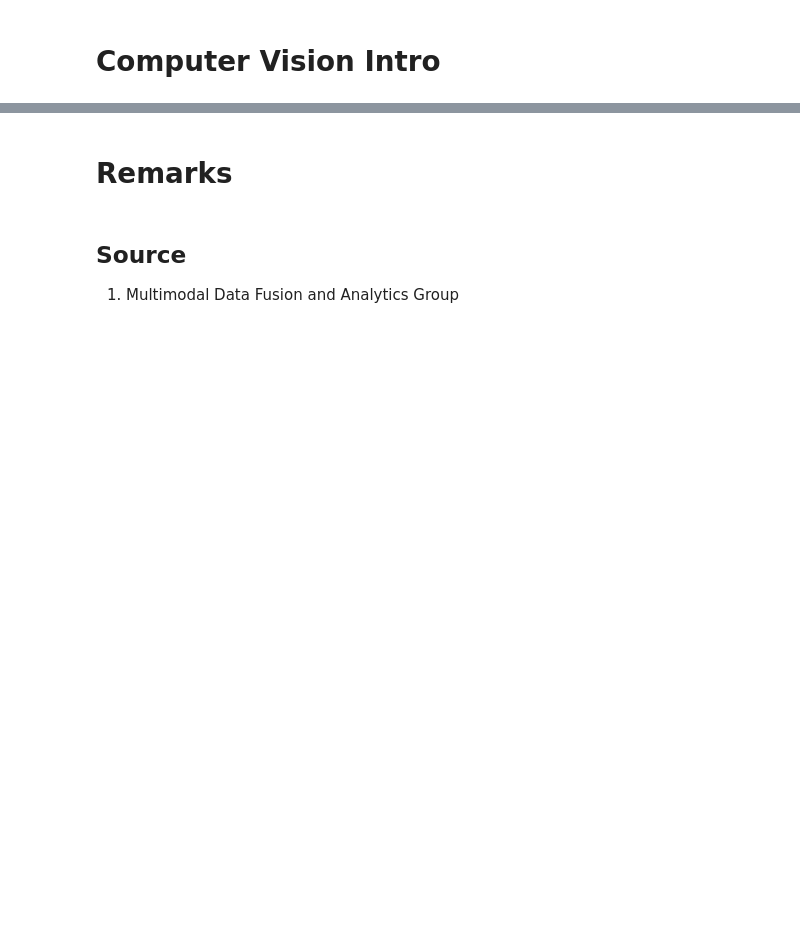
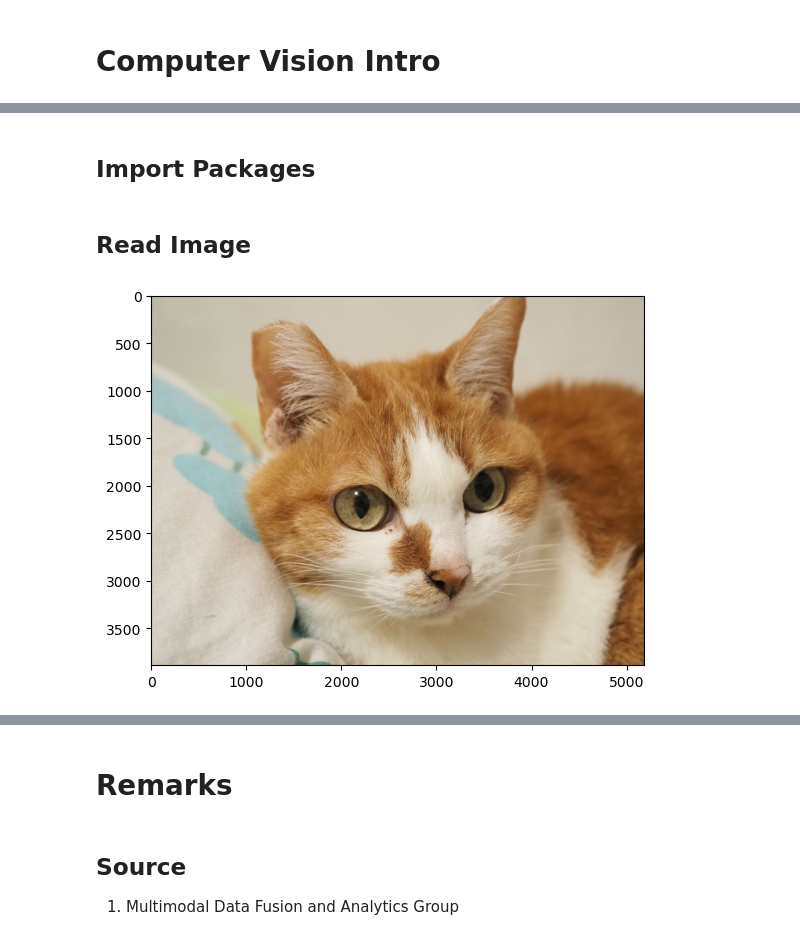
Before and after one commit to namwoam/sprout-material, a Jupyter notebook: py2024-taipei-computer_vision/slide.ipynb, the cells around one changed output, grey strips where cells are left out. Drawn from its saved outputs; the diff is of its cells as text; code cells hidden in the pictures; blank space fills up the shorter version.

```diff
--- a/py2024-taipei-computer_vision/slide.ipynb
+++ b/py2024-taipei-computer_vision/slide.ipynb
@@ -47,0 +57,2 @@ ImageNet 是一個電腦視覺的圖片分類競賽，AlexNet 在2012年達到
+# %% [markdown]
+## Import Packages
@@ -47,0 +63,8 @@ ImageNet 是一個電腦視覺的圖片分類競賽，AlexNet 在2012年達到
+# %% [markdown]
+## Read Image
+# %%
+image = cv2.imread("./sample/cat.jpg")
+plt.imshow(cv2.cvtColor(image, cv2.COLOR_BGR2RGB))
+plt.show()  # 為什麼要使用 cv2.cvtColor ?
+# %% [output]
+[figure, added]
```
Also changed, not shown: parts of 35 cells of this notebook, 16 other files.
